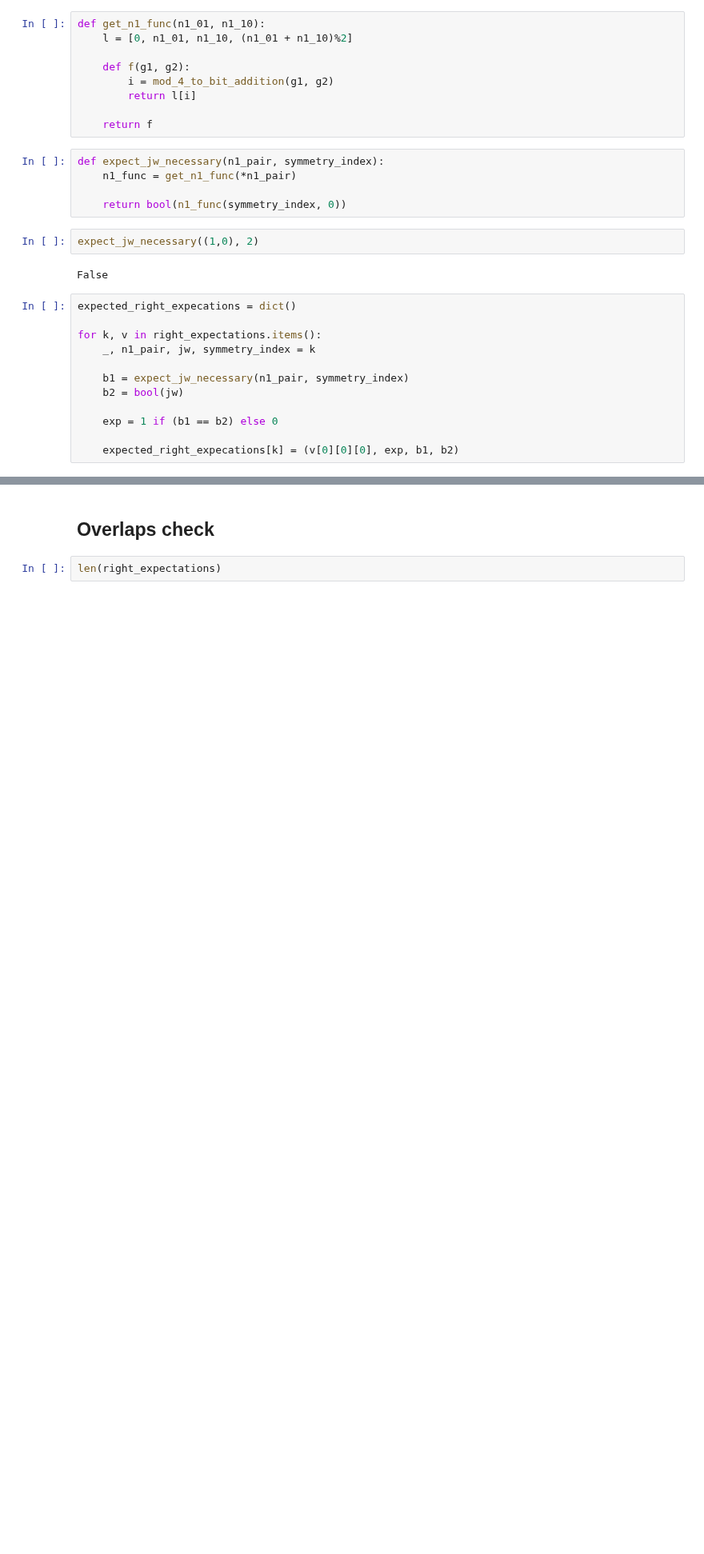
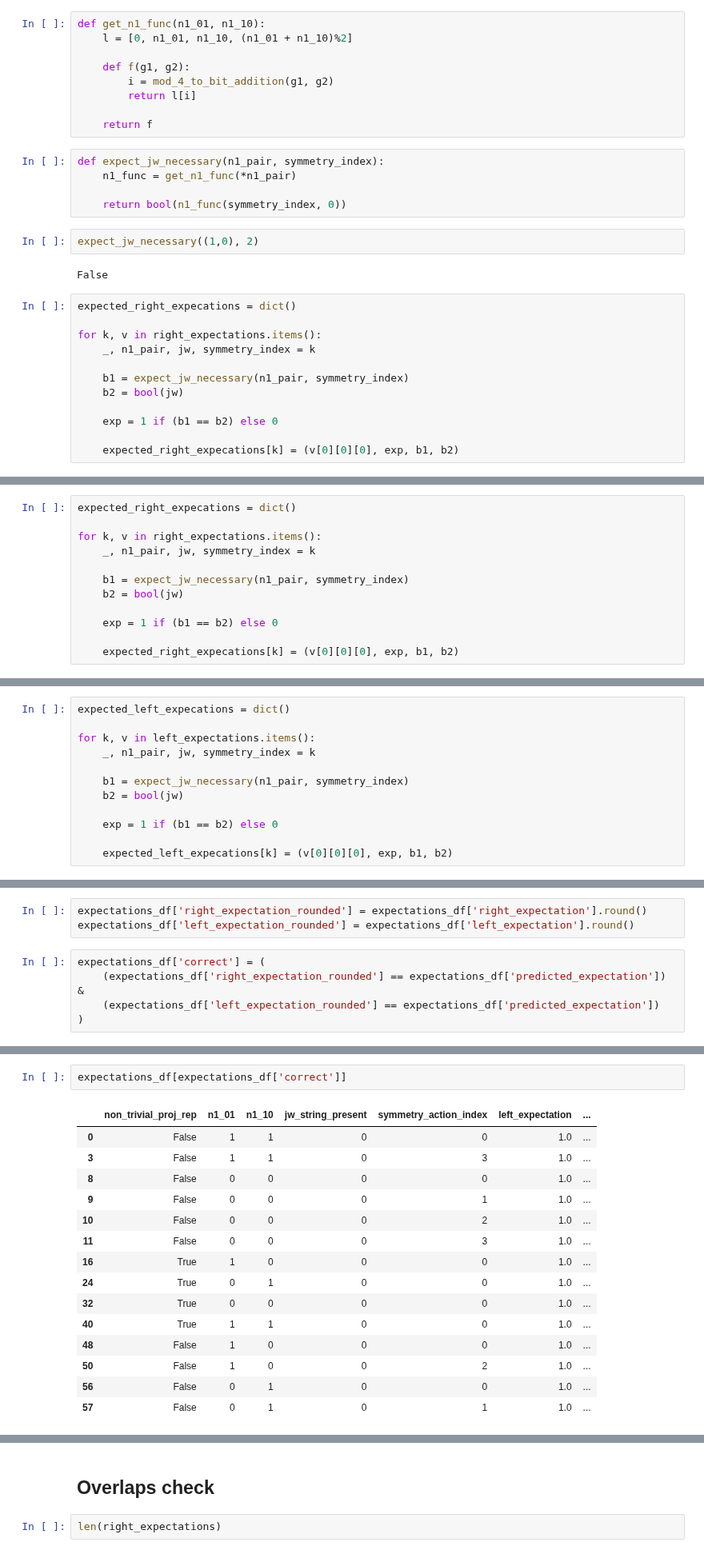
Before and after one commit to kieran-cooney/spt_numerical_classificiation, a Jupyter notebook: code/fermionic_cases/brick_optimisation_simple_fermionic_cases.ipynb, the cells around one changed output, grey strips where cells are left out. Shown at 80% size. Drawn from its saved outputs; the diff is of its cells as text; blank space fills up the shorter version.

```diff
--- a/code/fermionic_cases/brick_optimisation_simple_fermionic_cases.ipynb
+++ b/code/fermionic_cases/brick_optimisation_simple_fermionic_cases.ipynb
@@ -1122,0 +1206,12 @@ right_expectations
+# %%
+expected_right_expecations = dict()
+
+for k, v in right_expectations.items():
+    _, n1_pair, jw, symmetry_index = k
+
+    b1 = expect_jw_necessary(n1_pair, symmetry_index)
+    b2 = bool(jw)
+
+    exp = 1 if (b1 == b2) else 0
+
+    expected_right_expecations[k] = (v[0][0][0], exp, b1, b2)
@@ -1122,0 +1226,12 @@ right_expectations
+# %%
+expected_left_expecations = dict()
+
+for k, v in left_expectations.items():
+    _, n1_pair, jw, symmetry_index = k
+
+    b1 = expect_jw_necessary(n1_pair, symmetry_index)
+    b2 = bool(jw)
+
+    exp = 1 if (b1 == b2) else 0
+
+    expected_left_expecations[k] = (v[0][0][0], exp, b1, b2)
@@ -1122,0 +1328,8 @@ right_expectations
+# %%
+expectations_df['right_expectation_rounded'] = expectations_df['right_expectation'].round()
+expectations_df['left_expectation_rounded'] = expectations_df['left_expectation'].round()
+# %%
+expectations_df['correct'] = (
+    (expectations_df['right_expectation_rounded'] == expectations_df['predicted_expectation']) &
+    (expectations_df['left_expectation_rounded'] == expectations_df['predicted_expectation'])
+)
@@ -1122,0 +1343,18 @@ right_expectations
+# %%
+expectations_df[expectations_df['correct']]
+# %% [output]
+|  | non_trivial_proj_rep | n1_01 | n1_10 | jw_string_present | symmetry_action_index | left_expectation | ... |
+| 0 | False | 1 | 1 | 0 | 0 | 1.0 | ... |
+| 3 | False | 1 | 1 | 0 | 3 | 1.0 | ... |
+| 8 | False | 0 | 0 | 0 | 0 | 1.0 | ... |
+| 9 | False | 0 | 0 | 0 | 1 | 1.0 | ... |
+| 10 | False | 0 | 0 | 0 | 2 | 1.0 | ... |
+| 11 | False | 0 | 0 | 0 | 3 | 1.0 | ... |
+| 16 | True | 1 | 0 | 0 | 0 | 1.0 | ... |
+| 24 | True | 0 | 1 | 0 | 0 | 1.0 | ... |
+| 32 | True | 0 | 0 | 0 | 0 | 1.0 | ... |
+| 40 | True | 1 | 1 | 0 | 0 | 1.0 | ... |
+| 48 | False | 1 | 0 | 0 | 0 | 1.0 | ... |
+| 50 | False | 1 | 0 | 0 | 2 | 1.0 | ... |
+| 56 | False | 0 | 1 | 0 | 0 | 1.0 | ... |
+| 57 | False | 0 | 1 | 0 | 1 | 1.0 | ... |
```
Also changed, not shown: parts of 37 cells of this notebook.
